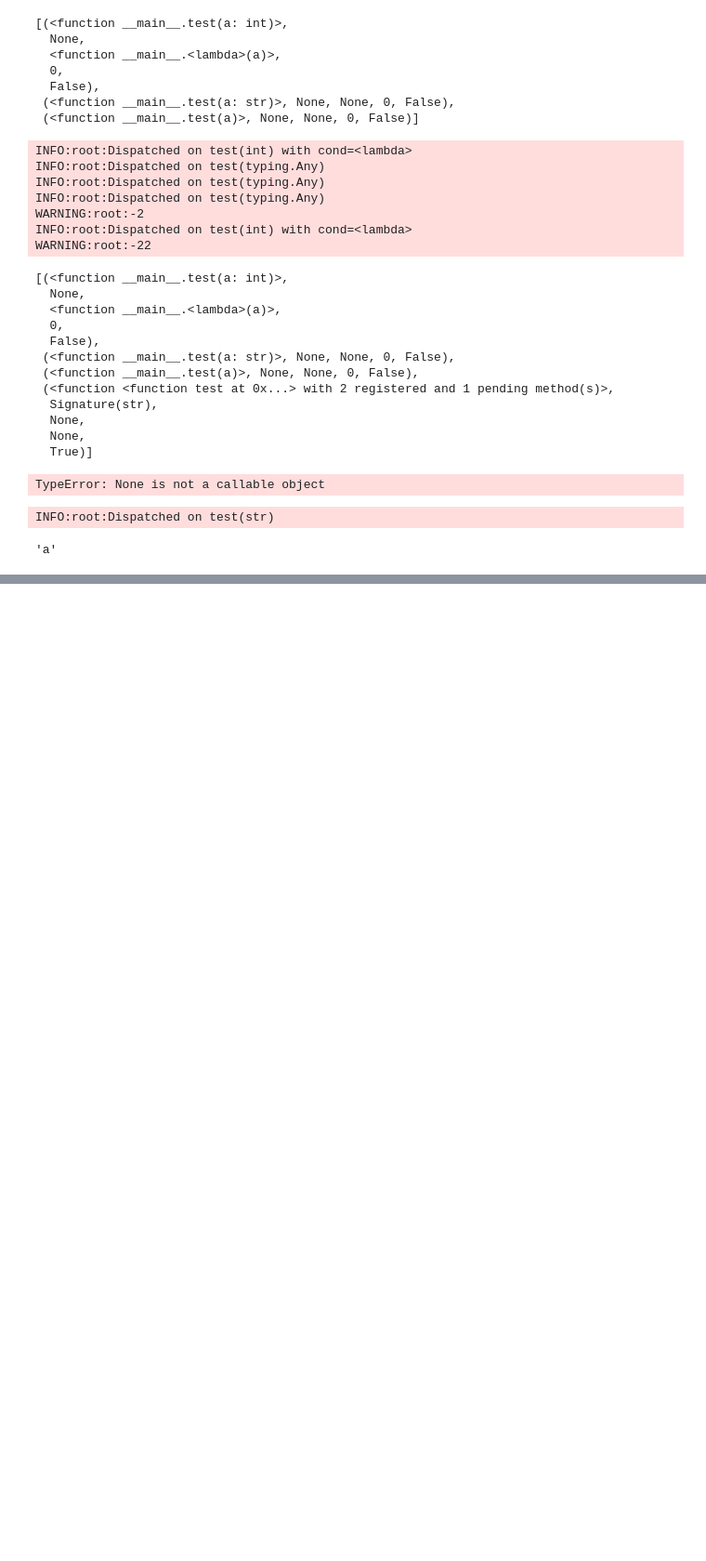
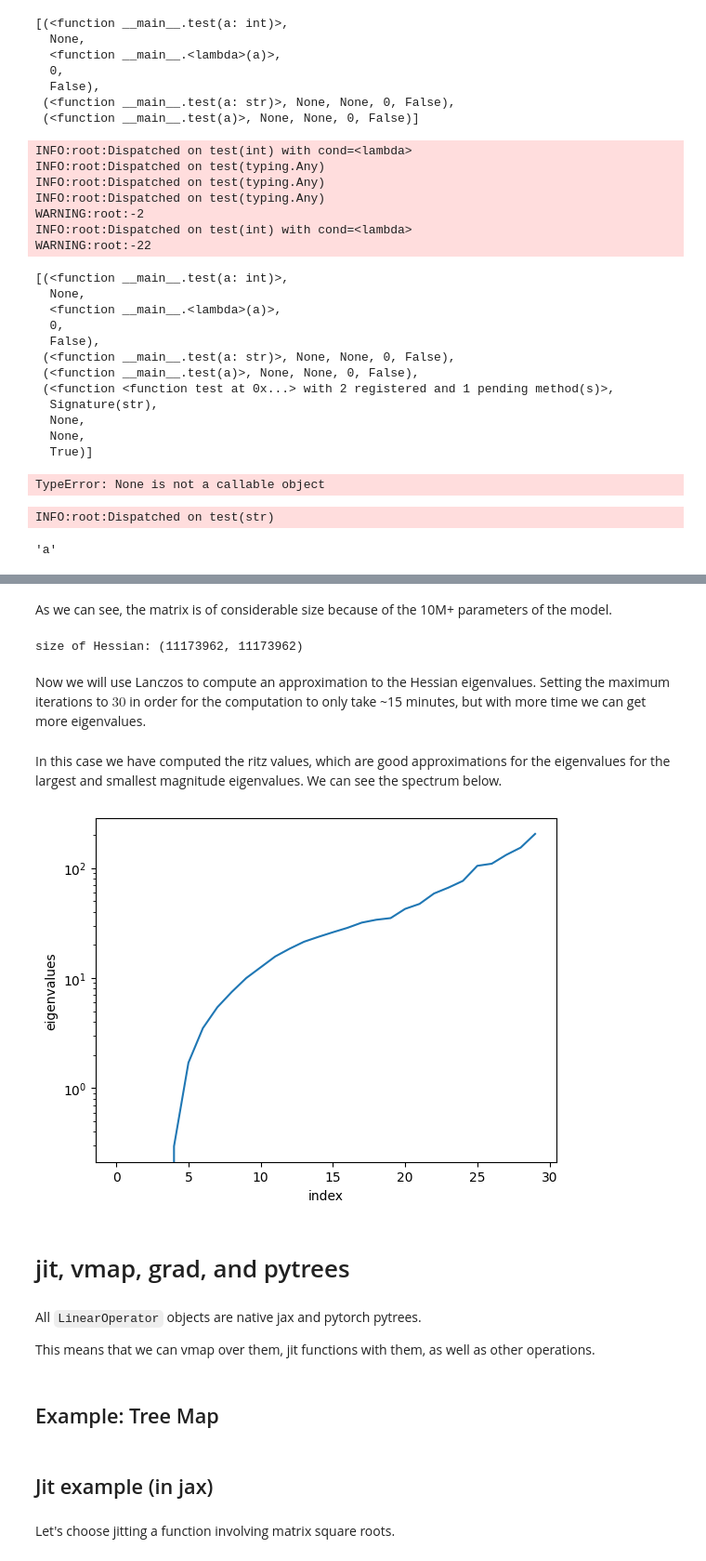
Before and after one commit to wilson-labs/cola, a Jupyter notebook: docs/notebooks/colabs/all.ipynb, the cells around one changed output, grey strips where cells are left out. Shown at 93% size. Saved outputs shown, nothing was run; the diff lists cells and outputs as text; code cells hidden in the pictures; blank space fills up the shorter version.

```diff
--- a/docs/notebooks/colabs/all.ipynb
+++ b/docs/notebooks/colabs/all.ipynb
@@ -758,7 +833,7 @@ from jax import jacfwd
 from jax.config import config
 import cola
 from jax.config import config; config.update("jax_enable_x64", True)
-jax.config.update('jax_platform_name', 'cpu')
+#jax.config.update('jax_platform_name', 'cpu')
 
 def square_compactification(x):
     return jnp.arctan(x) * 2 / jnp.pi
@@ -769,10 +844,10 @@ def inv_square_compactification(y):
 
 
 # define the hydrogen atom Hamiltonian transformed coordinates
-N = 1_000
-ndims = 1
+N = 100
+ndims = 2
 
-grid = jnp.linspace(-1 + .001, 1 - .001, N)  # convert to 3d with mesgrid
+grid = jnp.linspace(-1 + .001, 1 - .001, N)  # convert to 3d with meshgrid
 
 # grid = jnp.linspace(-1,1,N)
 # grid = jnp.linspace(-40,40,N)
@@ -837,6 +912,6 @@ V = cola.diag(v)
 H = -L / 2 + V
 
 
-e2, v2 = cola.eig(H, method='arnoldi', max_iters=100)
+e2, v2 = cola.eig(H, method='iterative', max_iters=1000, pbar=True)
 # %% [output]
 float64
@@ -1203,0 +1396,58 @@ INFO:root:Dispatched on test(str)
+# %%
+import cola
+from functools import partial
+
+class BatchedHessian(cola.ops.LinearOperator):
+    def __init__(self, loss, params, dataloader):
+        self.loss = loss
+        self.params = params
+        self.dataloader = dataloader
+        super().__init__(dtype=params.dtype, shape=(params.numel(), params.numel()),
+                        annotations={cola.SelfAdjoint}) # mark it as self-adjoint
+
+    def _matmat(self, V):
+        HV = torch.zeros_like(V)
+        with torch.no_grad():
+            n = 0
+            for X,y in self.dataloader:
+                with torch.enable_grad():
+                    H = cola.ops.Hessian(partial(self.loss, X.to(self.device), y.to(self.device)), self.params)
+                    out = H@V
+                    n +=1
+                HV += out
+        return HV/n
+# %%
+H = BatchedHessian(flat_loss, flat_p, testloader)
+# %% [markdown]
+As we can see, the matrix is of considerable size because of the 10M+ parameters of the model.
+# %%
+print(f"size of Hessian: {H.shape}")
+# %% [output]
+size of Hessian: (11173962, 11173962)
+# %% [markdown]
+Now we will use Lanczos to compute an approximation to the Hessian eigenvalues. Setting the maximum iterations to $30$ in order for the computation to only take ~15 minutes, but with more time we can get more eigenvalues.
+# %%
+eigs, eigvecs = cola.eig(H, max_iters=30, tol=1e-5, pbar=True)
+# %% [markdown]
+In this case we have computed the ritz values, which are good approximations for the eigenvalues for the largest and smallest magnitude eigenvalues. We can see the spectrum below.
+# %%
+import matplotlib.pyplot as plt
+plt.plot(eigs.cpu().data.numpy()/200)
+plt.yscale('log')
+plt.ylabel('eigenvalues')
+plt.xlabel('index')
+plt.show()
+# %% [output]
+[figure, added]
+# %% [markdown]
+# jit, vmap, grad, and pytrees
+# %% [markdown]
+All `LinearOperator` objects are native jax and pytorch pytrees.
+
+This means that we can vmap over them, jit functions with them, as well as other operations.
+# %% [markdown]
+## Example: Tree Map
+# %% [markdown]
+## Jit example (in jax)
+# %% [markdown]
+Let's choose jitting a function involving matrix square roots.
```
Also changed, not shown: parts of 53 cells of this notebook, 11 other files.
